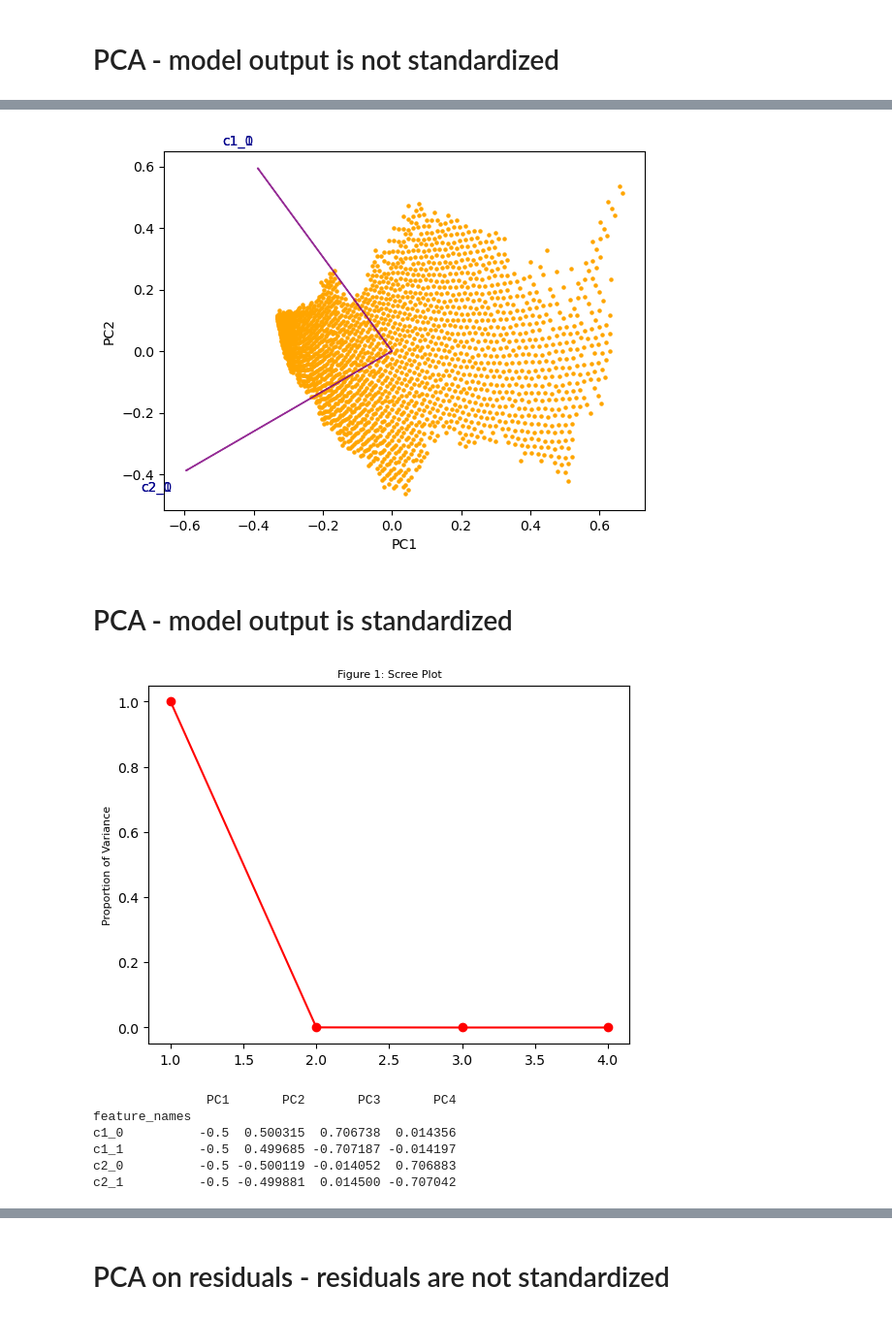
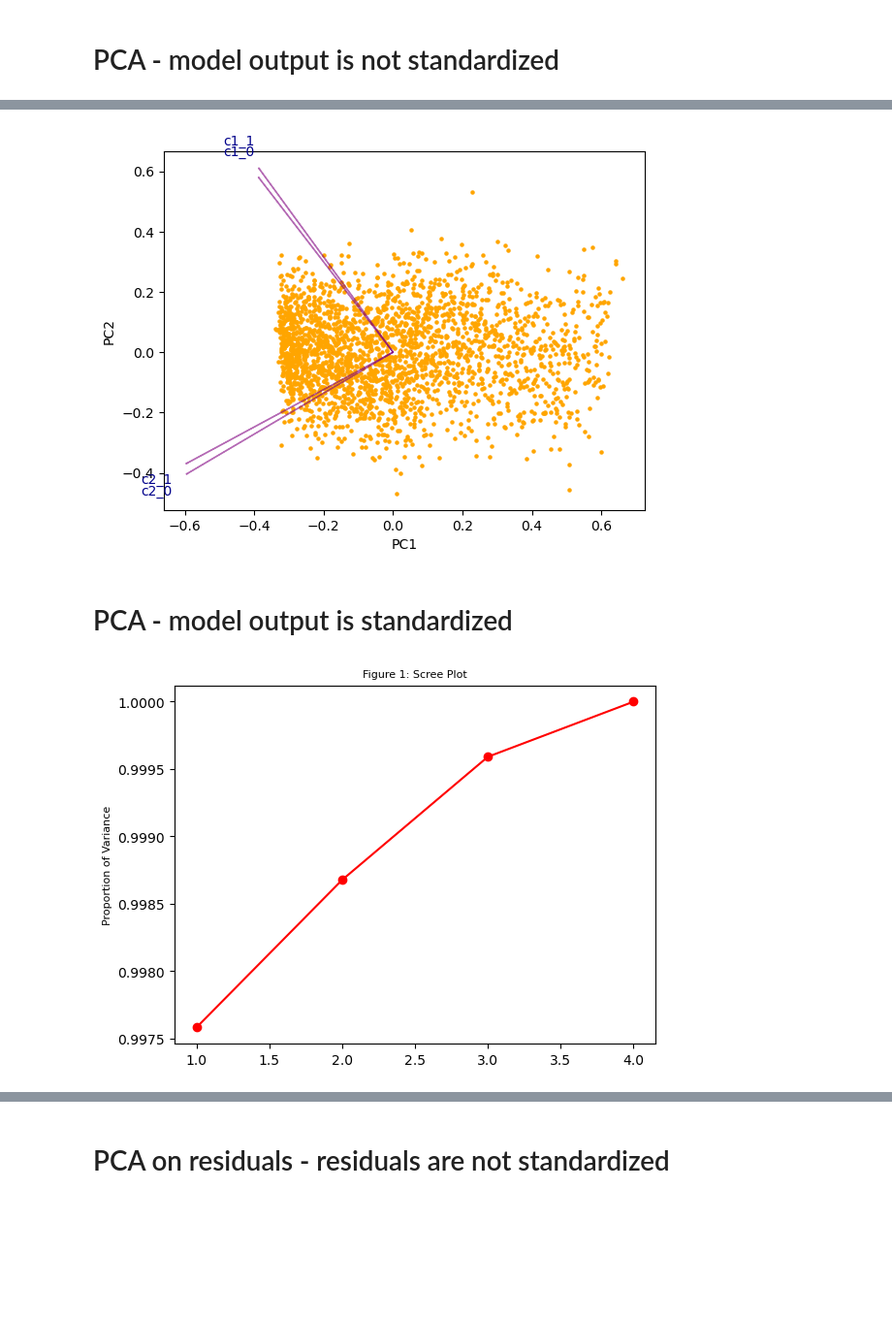
Before and after one commit to ascsn/ModelOrthogonalization, a Jupyter notebook: ToyExample/toymodels.ipynb, the cells around one changed output, grey strips where cells are left out. Shown at 97% size. Drawn from its saved outputs; the diff is of its cells as text; code cells hidden in the pictures; blank space fills up the shorter version.

```diff
--- a/ToyExample/toymodels.ipynb
+++ b/ToyExample/toymodels.ipynb
@@ -79,10 +78,10 @@ def biplot(score,coef,labels=None):
 # Data generation
 # %%
 #Noise level we will use to "wiggle" all the model predictions a bit
-corruption_noise_Mass=10
+corruption_noise_Mass=1000
 
 # Fix random seed
-np.random.seed(42)
+np.random.seed(23)
 
 # Load NZ
 input_NZ =  data_loader()
@@ -155,33 +176,24 @@ c2_1          -0.592284 -0.386110 -0.691713 -0.147147
 # %%
 biplot(X_pca, np.transpose(pca.components_),list(loadings.index))
+plt.savefig("Biplot_Toy_raw.pdf", format="pdf", bbox_inches="tight")
+plt.show()
 # %% [output]
-[figure, old version]
+[figure, new version]
 # %% [markdown]
 # PCA - model output is standardized
 # %%
 pca = PCA(n_components=4)
 X_scaled = StandardScaler().fit_transform(models_output_df[models_output.keys()])
 X_pca = pca.fit_transform(X_scaled)
 
-prop_var = pca.explained_variance_ratio_
-eigenvalues = pca.explained_variance_
-
+prop_var = np.cumsum(pca.explained_variance_ratio_)
 PC_numbers = np.arange(pca.n_components_) + 1
 plt.plot(PC_numbers,
          prop_var,
          'ro-')
 plt.title('Figure 1: Scree Plot', fontsize=8)
 plt.ylabel('Proportion of Variance', fontsize=8)
+plt.savefig("Scree_Toy_standardized.pdf", format="pdf", bbox_inches="tight")
 plt.show()
 # %% [output]
-[figure, old version]
+[figure, new version]
-# %%
-loadings = loading_matrix(pca.components_, pca.n_features_, models_output_df[models_output.keys()].columns)
-print(loadings)
-# %% [output]
-               PC1       PC2       PC3       PC4
-feature_names
-c1_0          -0.5  0.500315  0.706738  0.014356
-c1_1          -0.5  0.499685 -0.707187 -0.014197
-c2_0          -0.5 -0.500119 -0.014052  0.706883
-c2_1          -0.5 -0.499881  0.014500 -0.707042
```
Also changed, not shown: parts of 18 cells of this notebook, 1 other file.
